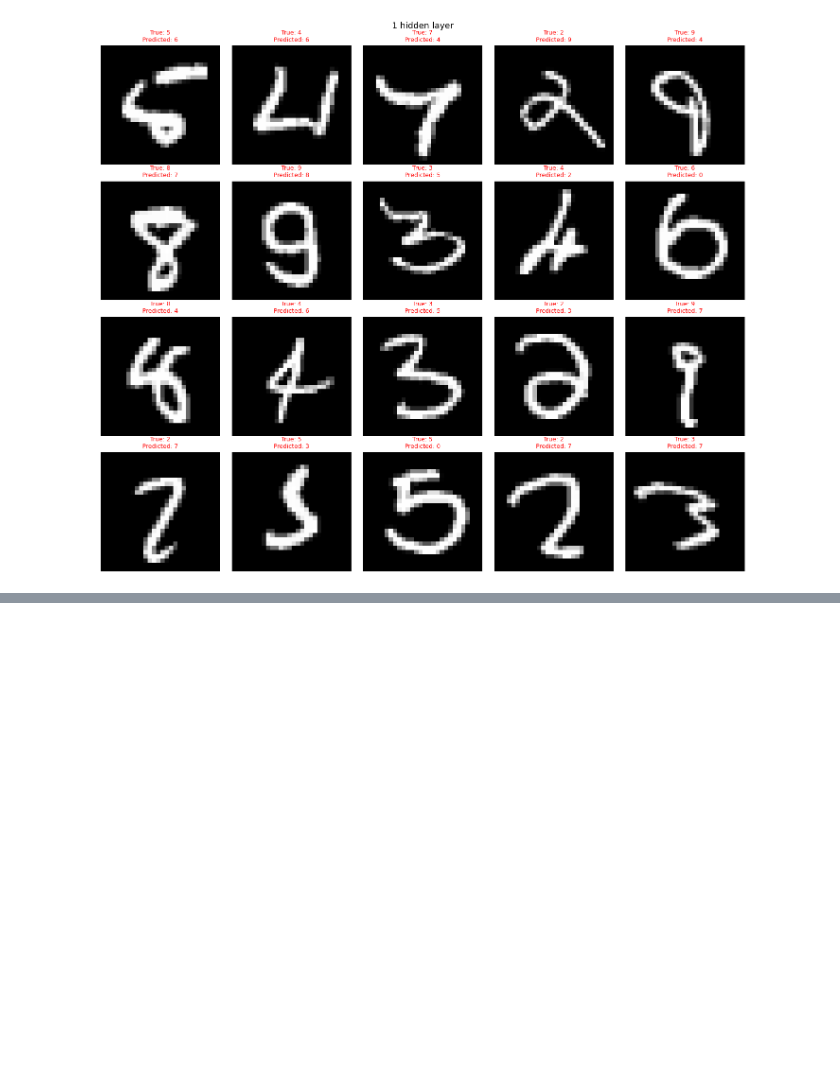
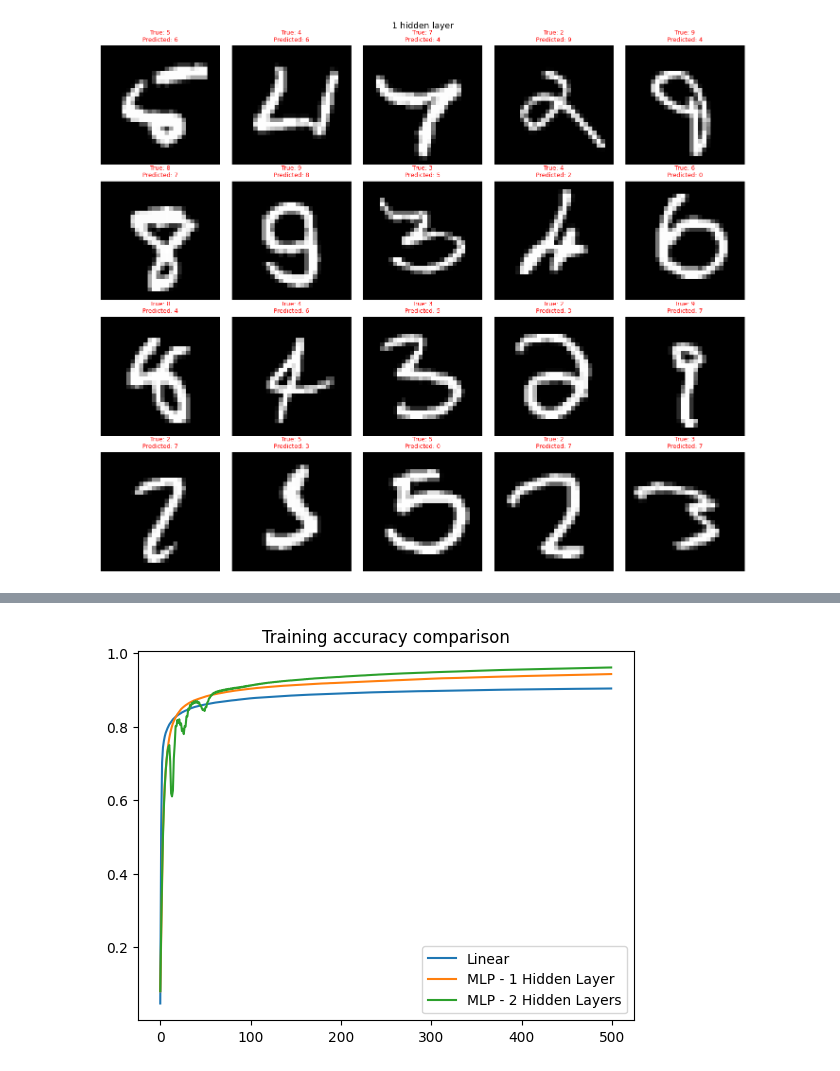
Before and after one commit to Corentin-Monsallier/Machine-Learning, a Jupyter notebook: main.ipynb, the cells around one changed output, grey strips where cells are left out. Saved outputs shown, nothing was run; the diff lists cells and outputs as text; code cells hidden in the pictures; blank space fills up the shorter version.

```diff
--- a/main.ipynb
+++ b/main.ipynb
@@ -473,0 +507,9 @@ display_errors(erreurs_h1,  x_test, true_labels, pred_h1,  "1 hidden layer")
+# %%
+plt.plot(accuracy_history_linear, label="Linear")
+plt.plot(accuracy_h1_history, label="MLP - 1 Hidden Layer")
+plt.plot(accuracy_h2_history, label="MLP - 2 Hidden Layers")
+plt.legend()
+plt.title("Training accuracy comparison")
+plt.show()
+# %% [output]
+[figure, added]
```
Also changed, not shown: parts of 6 cells of this notebook.
